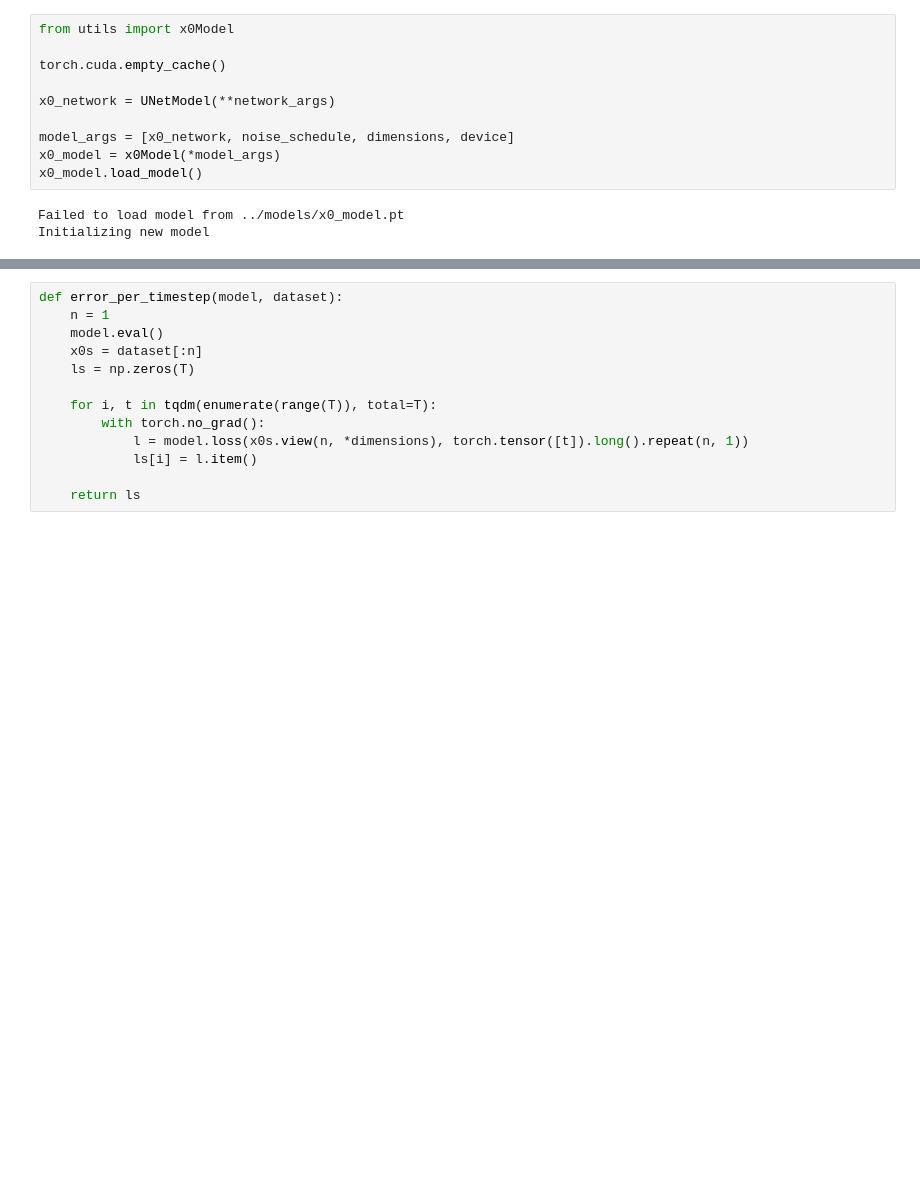
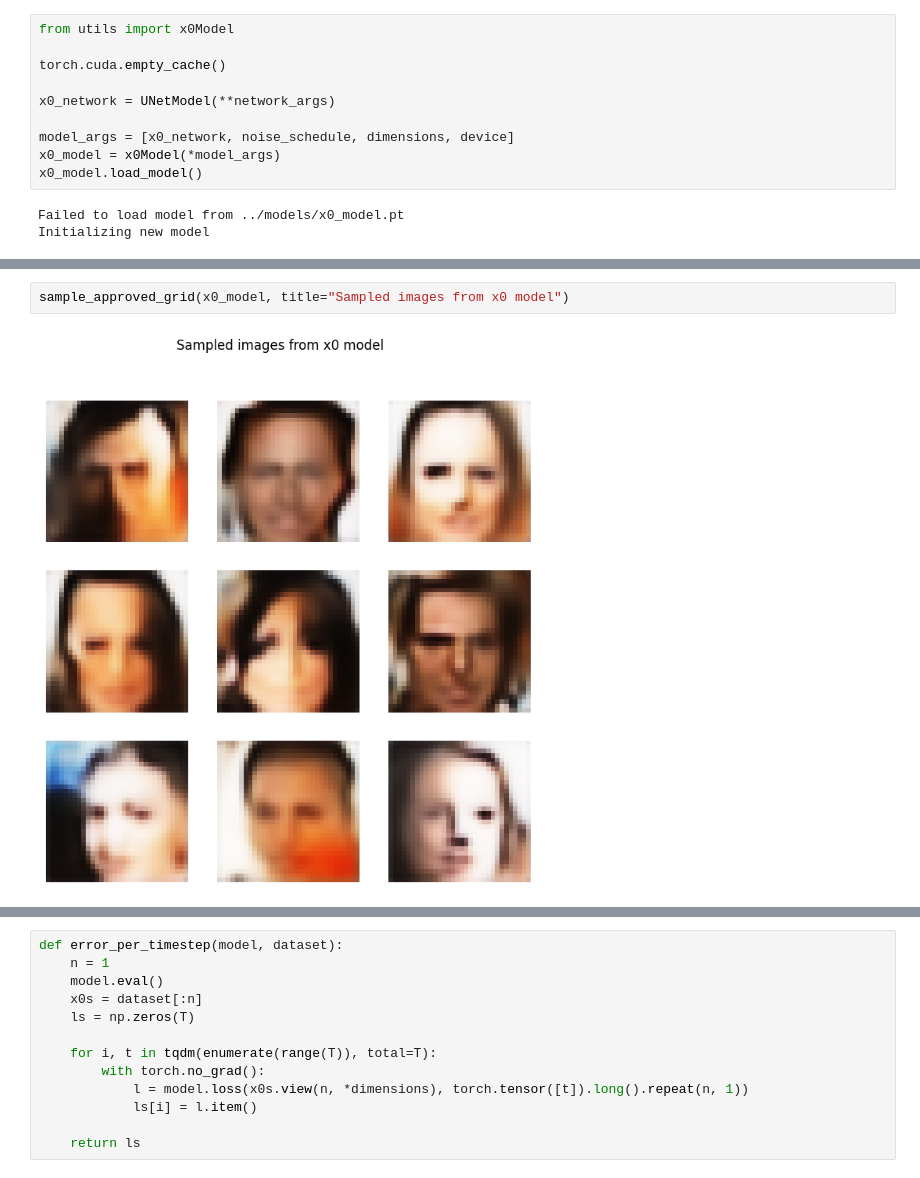
Before and after one commit to Andemand111/Specialkursus_diffusionmodel, a Jupyter notebook: main.IPYNB, the cells around one changed output, grey strips where cells are left out. Saved outputs shown, nothing was run; the diff lists cells and outputs as text; blank space fills up the shorter version.

```diff
--- a/main.IPYNB
+++ b/main.IPYNB
@@ -331,0 +415,4 @@ np.save("../data/mu_model_parameters.npy", x0_model_parameters)
+# %%
+sample_approved_grid(x0_model, title="Sampled images from x0 model")
+# %% [output]
+[figure, added]
```
Also changed, not shown: parts of 18 cells of this notebook, 20 other files.
